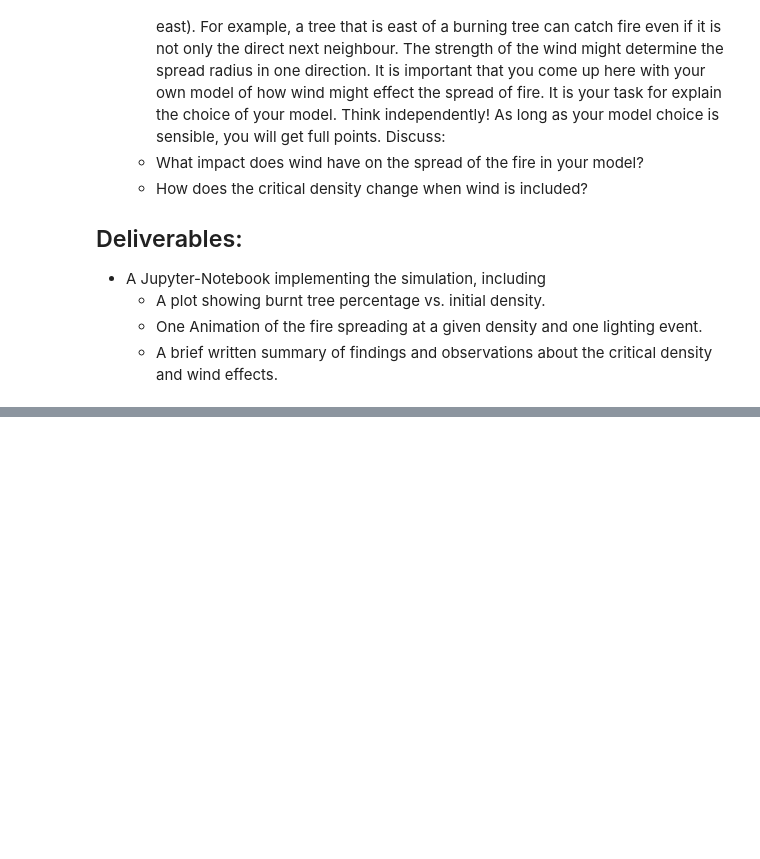
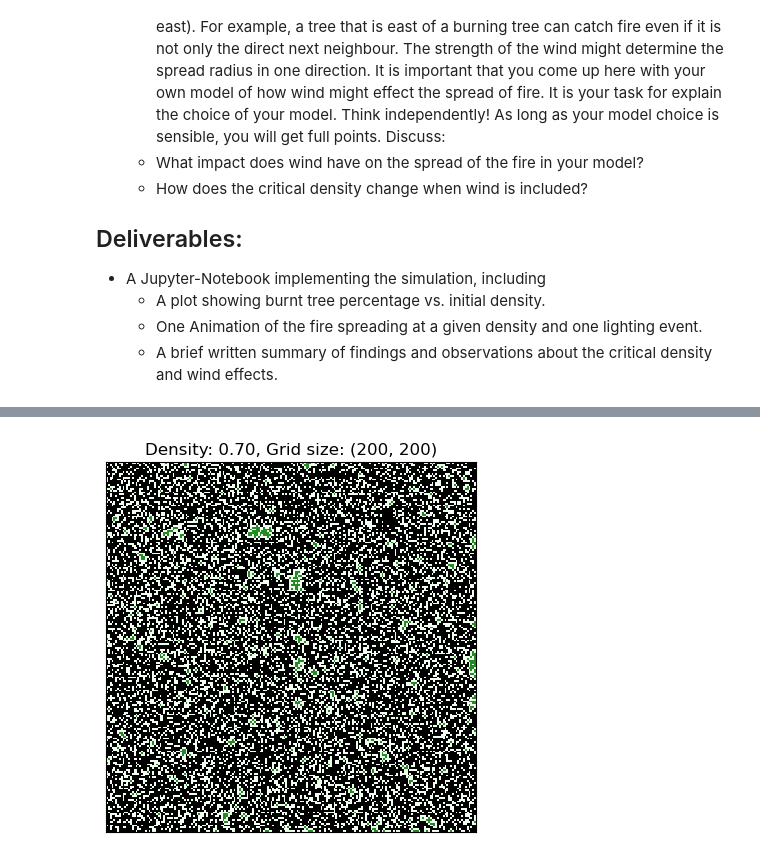
Before and after one commit to DanielDoradoMath/SciProPySS25, a Jupyter notebook: Week06/Project2.ipynb, the cells around one changed output, grey strips where cells are left out. Saved outputs shown, nothing was run; the diff lists cells and outputs as text; code cells hidden in the pictures; blank space fills up the shorter version.

```diff
--- a/Week06/Project2.ipynb
+++ b/Week06/Project2.ipynb
@@ -222,0 +243,6 @@ MovieWriter ffmpeg unavailable; using Pillow instead.
+# %%
+ani = animate(0.7, (200,200))
+ani.save('forest_fire_200x200.gif', fps=30)
+
+HTML(ani.to_html5_video())
+# %% [output]
@@ -222,0 +250 @@ MovieWriter ffmpeg unavailable; using Pillow instead.
+[figure, added]
```
Also changed, not shown: parts of 20 cells of this notebook.
